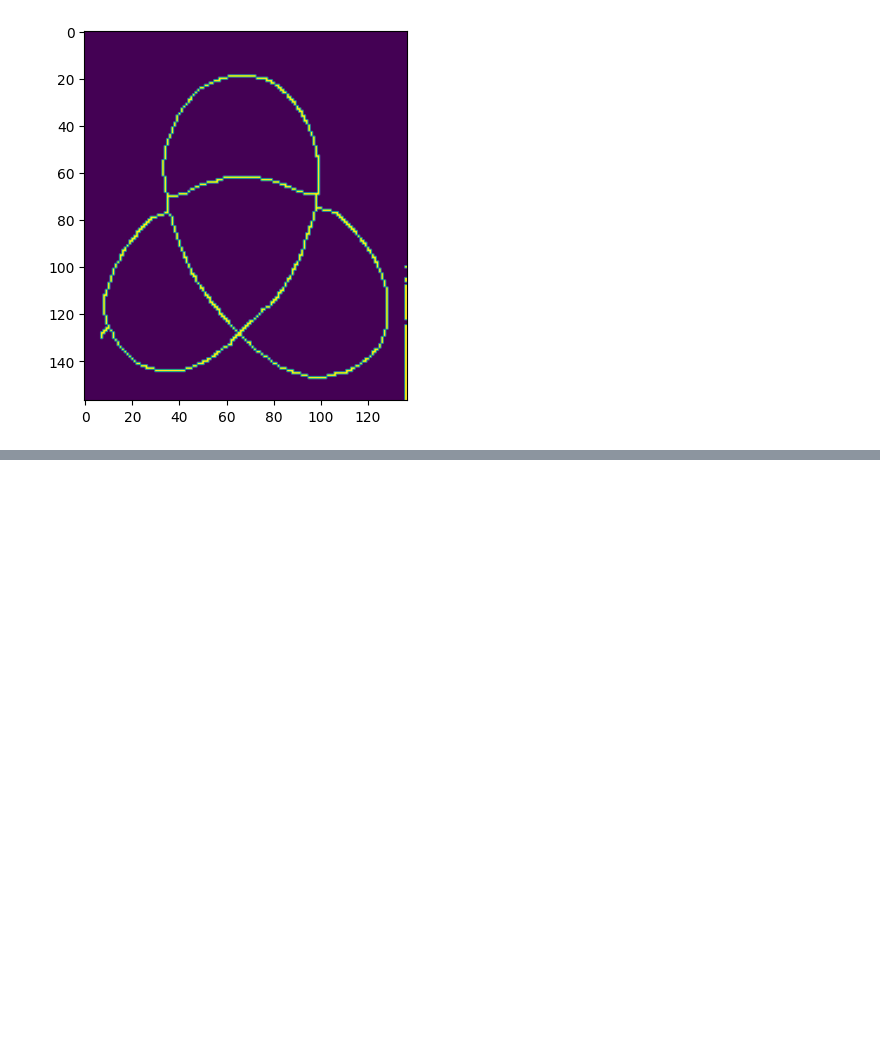
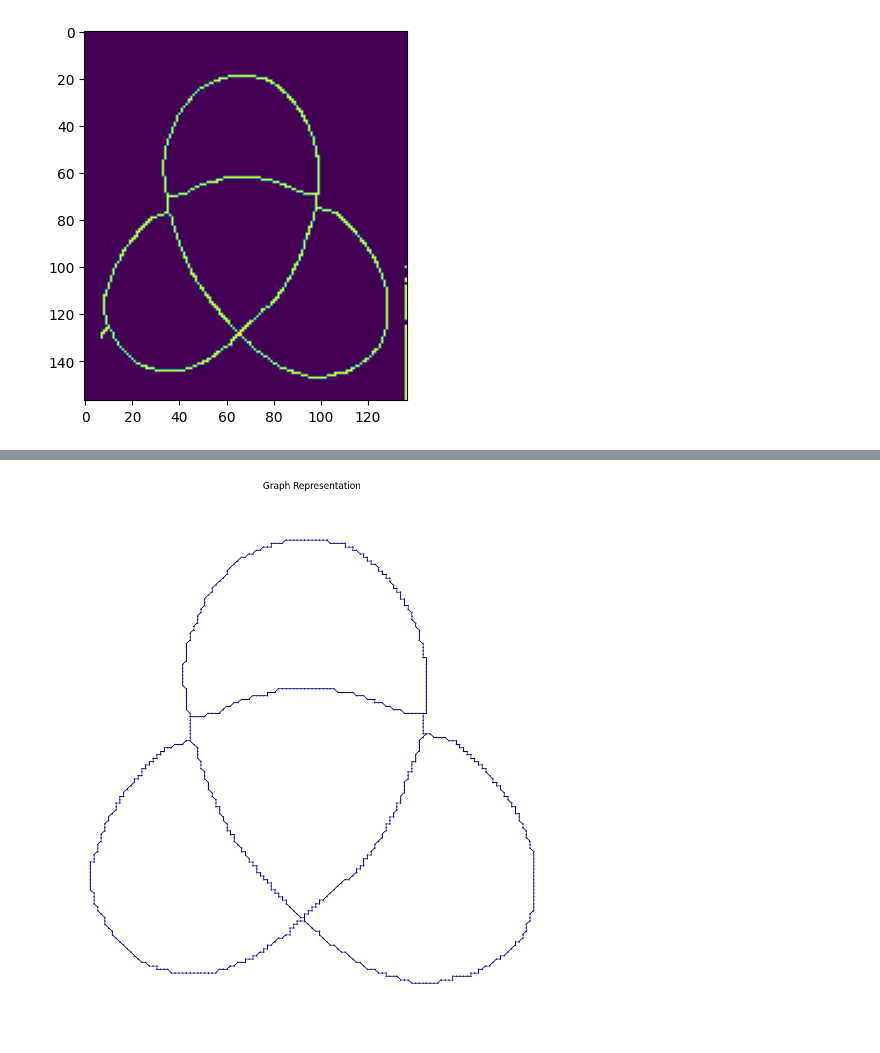
Before and after one commit to PhilJ0ly/knotId, a Jupyter notebook: skeleton_zhang.ipynb, the cells around one changed output, grey strips where cells are left out. Cells and saved outputs as stored; diff of their text form; code cells hidden in the pictures; blank space fills up the shorter version.

```diff
--- a/skeleton_zhang.ipynb
+++ b/skeleton_zhang.ipynb
@@ -233,0 +200,28 @@ KeyboardInterrupt:
+# %%
+# remove unlooped branches
+def remove_unconnected(G):
+    removable = []
+
+    for node in G.nodes:
+        if G.degree(node) < 2:
+            search_branch(G, None, node, removable)
+
+    removed = []
+    for node in removable:
+        if node not in removed:
+            G.remove_node(node)
+            removed.insert(0, node)
+
+def search_branch(G, prev_node, node, removable):
+    if G.degree(node) > 2:
+        return
+
+    removable.append(node)
+    for neighbour in G.neighbors(node):
+        if neighbour != prev_node:
+            search_branch(G, node, neighbour, removable)
+# %%
+remove_unconnected(G)
+show_graph(G)
+# %% [output]
+[figure, added]
```
Also changed, not shown: parts of 8 cells of this notebook.
